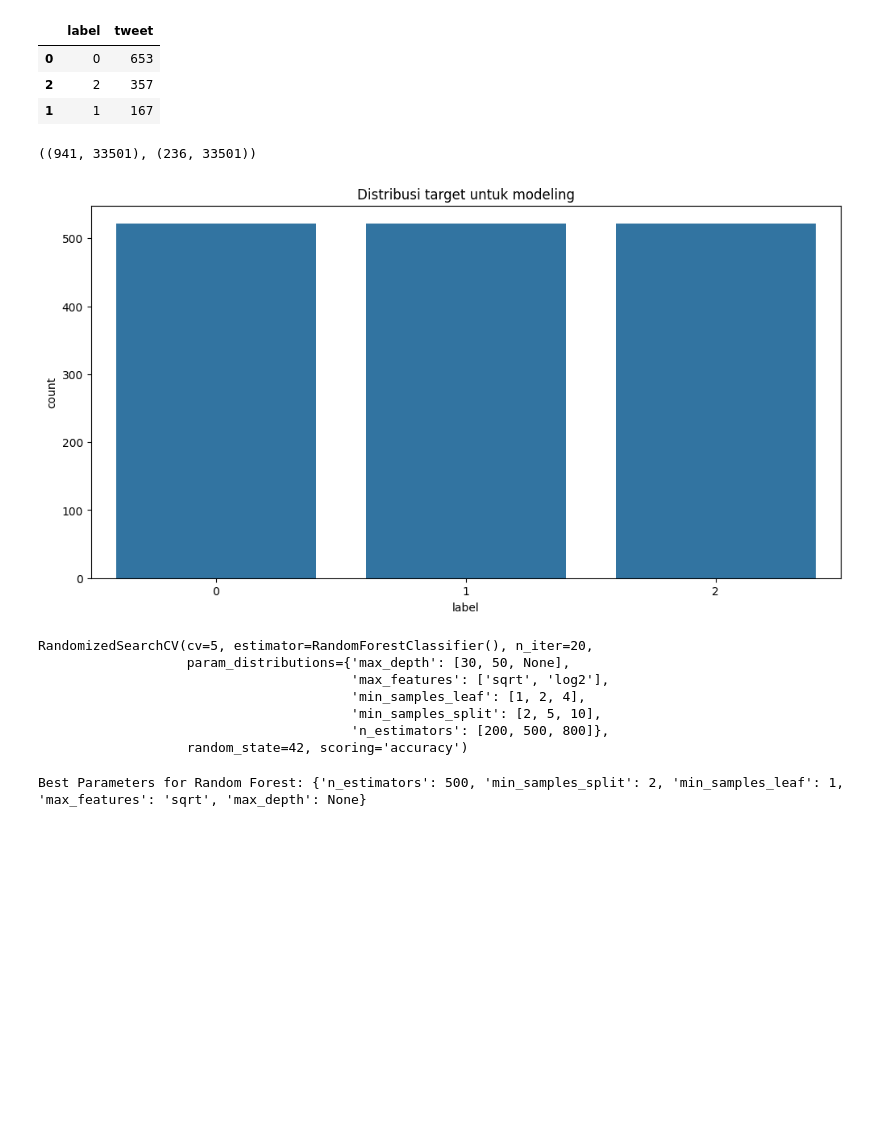
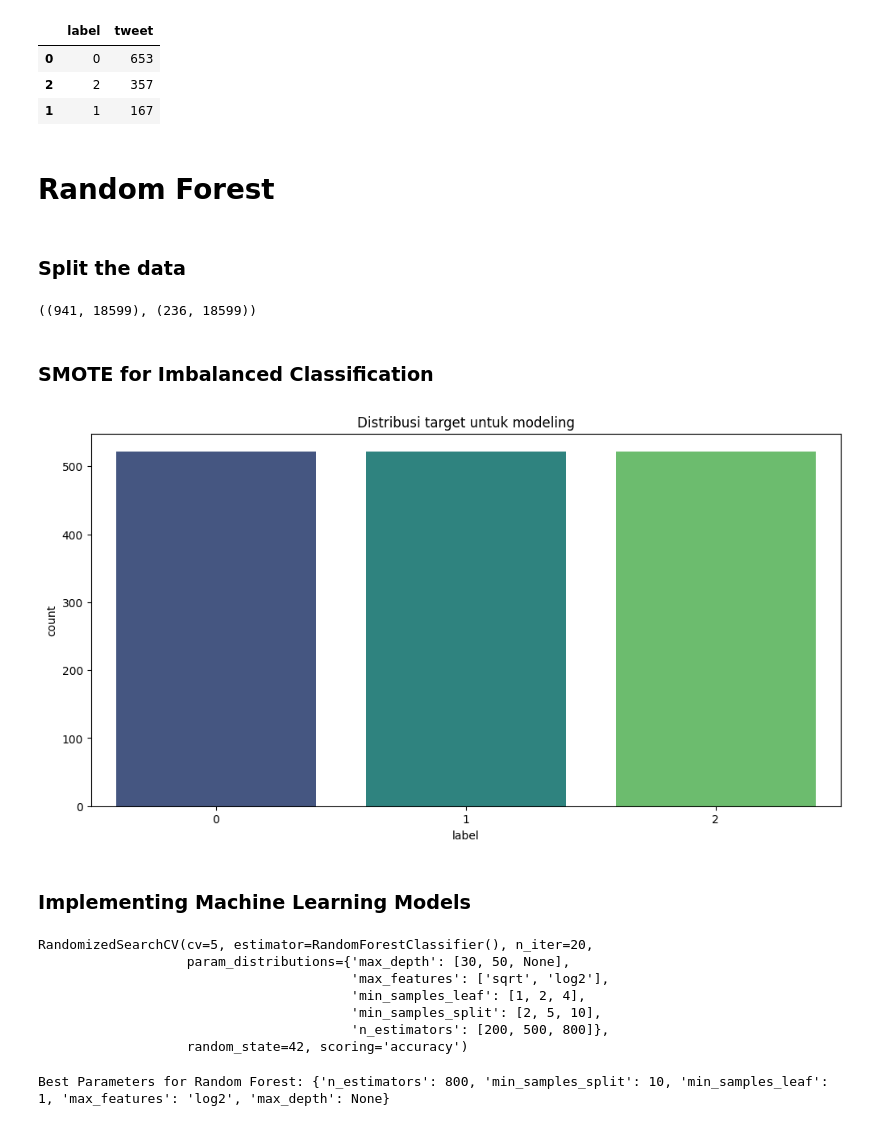
Before and after one commit to WawanWidiantara/Text-Processing, a Jupyter notebook: sentiment-analysis.ipynb, the cells around one changed output. Drawn from its saved outputs; the diff is of its cells as text; code cells hidden in the pictures; blank space fills up the shorter version.

```diff
--- a/sentiment-analysis.ipynb
+++ b/sentiment-analysis.ipynb
@@ -361,6 +363,5 @@ processed_data.head()
 # %%
-# TF-IDF
 from sklearn.feature_extraction.text import TfidfVectorizer
 
-tfidf_vectorizer = TfidfVectorizer(ngram_range=(1, 3))  # Include unigrams and bigrams
+tfidf_vectorizer = TfidfVectorizer(ngram_range=(1, 2))
 X_tfidf = tfidf_vectorizer.fit_transform(processed_data['tweet'])
@@ -402,26 +446,33 @@ fig = go.Figure(go.Funnelarea(
     ))
 
 fig.show()
+# %% [markdown]
+# Random Forest
+# %% [markdown]
+### Split the data
 # %%
-# splitting
 from sklearn.model_selection import train_test_split
 
 X_train, X_test, y_train, y_test = train_test_split(X_tfidf, processed_data['label'], test_size=0.2, random_state=42)
 X_train.shape, X_test.shape
 # %% [output]
-((941, 33501), (236, 33501))
+((941, 18599), (236, 18599))
+# %% [markdown]
+### SMOTE for Imbalanced Classification
 # %%
 from imblearn.over_sampling import SMOTE
 
 smote = SMOTE(random_state=42)
 X_train, y_train = smote.fit_resample(X_train, y_train)
 
 plt.figure(figsize=(12, 6))
-sns.countplot(x=y_train)
+sns.countplot(x=y_train, palette='viridis')
 plt.title('Distribusi target untuk modeling')
 plt.show()
 # %% [output]
-[figure, old version]
+[figure, new version]
+# %% [markdown]
+### Implementing Machine Learning Models
 # %%
 from sklearn.ensemble import RandomForestClassifier
 from sklearn.model_selection import RandomizedSearchCV
@@ -448,7 +499,7 @@ RandomizedSearchCV(cv=5, estimator=RandomForestClassifier(), n_iter=20,
 # %%
 print("\nBest Parameters for Random Forest:", rf_random_search.best_params_)
 # %% [output]
-Best Parameters for Random Forest: {'n_estimators': 500, 'min_samples_split': 2, 'min_samples_leaf': 1, 'max_features': 'sqrt', 'max_depth': None}
+Best Parameters for Random Forest: {'n_estimators': 800, 'min_samples_split': 10, 'min_samples_leaf': 1, 'max_features': 'log2', 'max_depth': None}
 # %%
 from sklearn.metrics import classification_report
 
```
Also changed, not shown: parts of 7 cells of this notebook, 1 other file.
